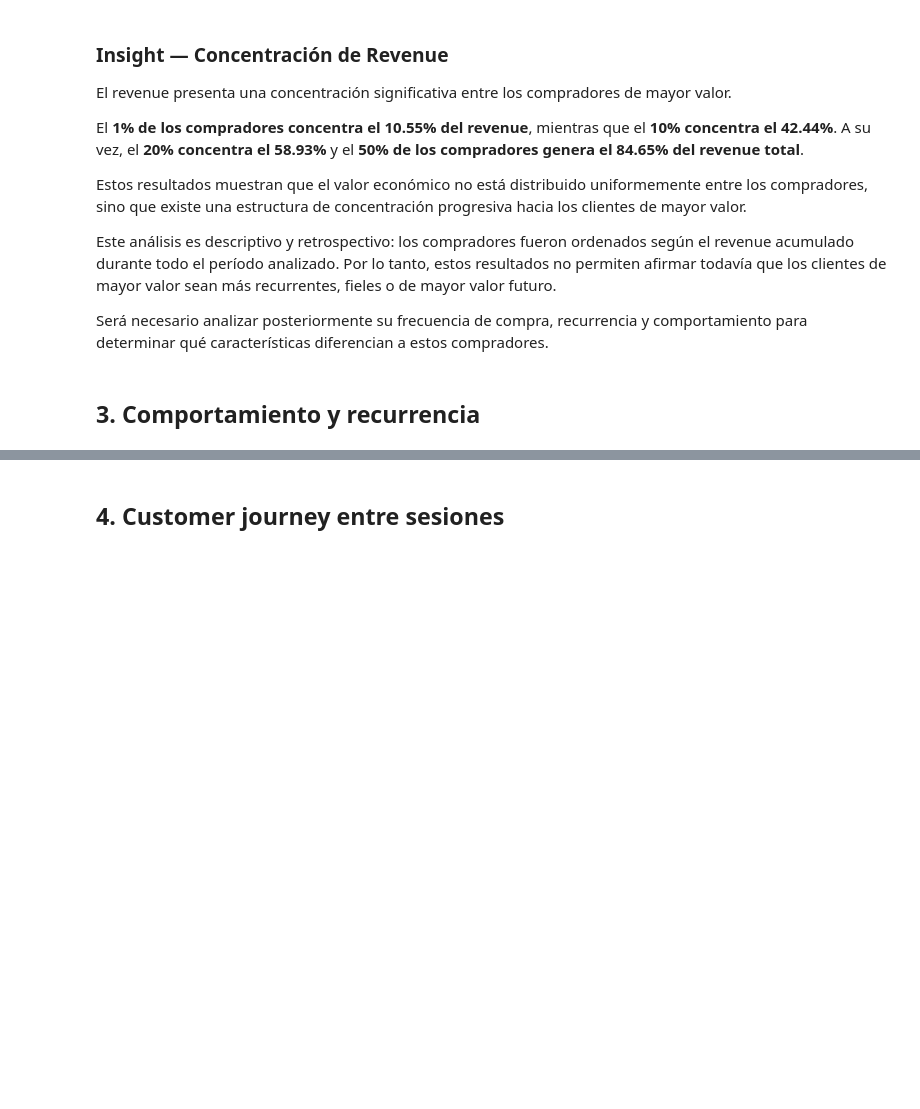
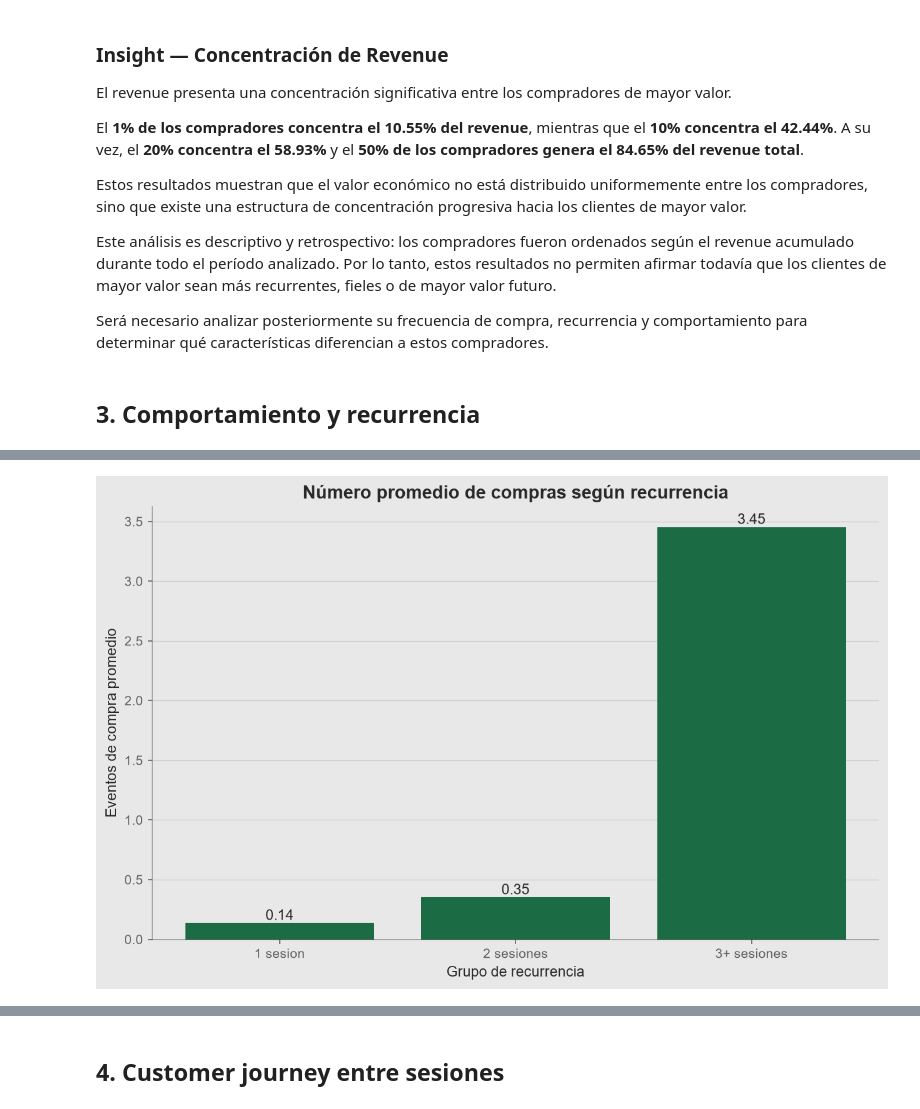
Before and after one commit to Nicosuarezso/ecommerce-cosmetics-analytics, a Jupyter notebook: notebooks/04_customer_analysis.ipynb, the cells around one changed output, grey strips where cells are left out. Drawn from its saved outputs; the diff is of its cells as text; code cells hidden in the pictures; blank space fills up the shorter version.

```diff
--- a/notebooks/04_customer_analysis.ipynb
+++ b/notebooks/04_customer_analysis.ipynb
@@ -519,0 +708,24 @@ Será necesario analizar posteriormente su frecuencia de compra, recurrencia y c
+# %%
+plt.figure(figsize=(10, 6))
+
+plt.bar(
+    purchase_frequency["recurrence_group"],
+    purchase_frequency["avg_purchase_events"]
+)
+
+for i, value in enumerate(purchase_frequency["avg_purchase_events"]):
+    plt.text(
+        i,
+        value,
+        f"{value:.2f}",
+        ha="center",
+        va="bottom"
+    )
+
+plt.title("Número promedio de compras según recurrencia")
+plt.xlabel("Grupo de recurrencia")
+plt.ylabel("Eventos de compra promedio")
+
+plt.show()
+# %% [output]
+[figure, added]
```
Also changed, not shown: parts of 56 cells of this notebook, 1 other file.
